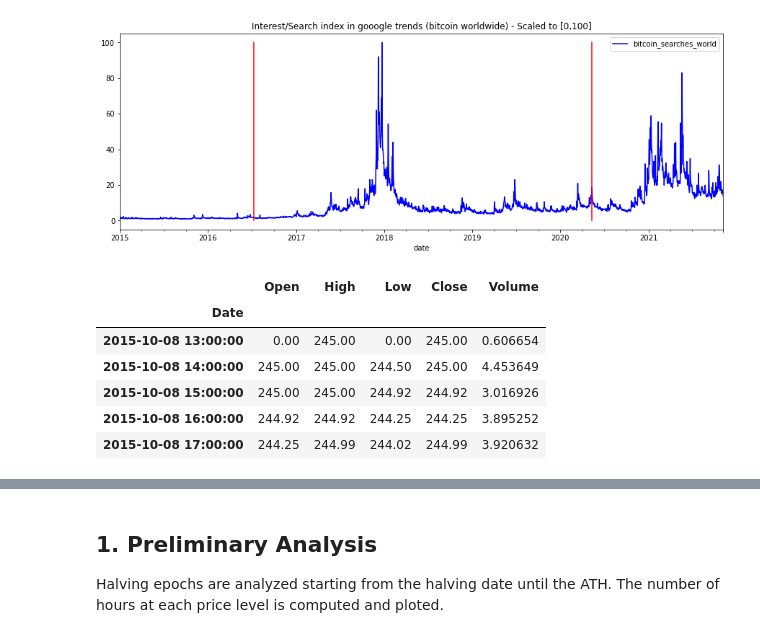
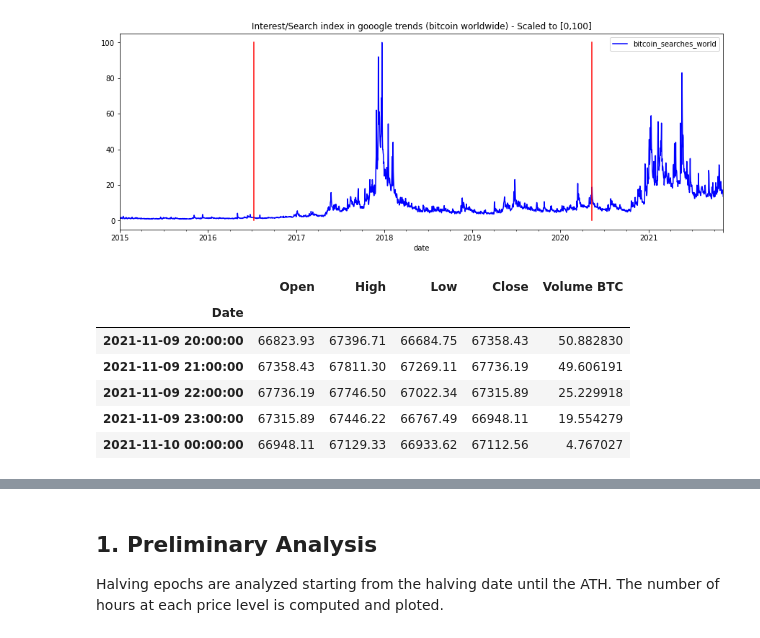
Before and after one commit to mxagar/crypto_analysis, a Jupyter notebook: 01_BitcoinAnalysis.ipynb, the cells around one changed output, grey strips where cells are left out. Drawn from its saved outputs; the diff is of its cells as text; code cells hidden in the pictures.

```diff
--- a/01_BitcoinAnalysis.ipynb
+++ b/01_BitcoinAnalysis.ipynb
@@ -65,15 +65,15 @@ df_price['Date'] = pd.to_datetime(df_price['Date'])
 # %%
 df_price.set_index('Date',inplace=True)
 # %%
-df_price.head()
+df_price.tail()
 # %% [output]
-|  | Open | High | Low | Close | Volume |
+|  | Open | High | Low | Close | Volume BTC |
 | Date |  |  |  |  |  |
-| 2015-10-08 13:00:00 | 0.00 | 245.00 | 0.00 | 245.00 | 0.606654 |
-| 2015-10-08 14:00:00 | 245.00 | 245.00 | 244.50 | 245.00 | 4.453649 |
-| 2015-10-08 15:00:00 | 245.00 | 245.00 | 244.92 | 244.92 | 3.016926 |
-| 2015-10-08 16:00:00 | 244.92 | 244.92 | 244.25 | 244.25 | 3.895252 |
-| 2015-10-08 17:00:00 | 244.25 | 244.99 | 244.02 | 244.99 | 3.920632 |
+| 2021-11-09 20:00:00 | 66823.93 | 67396.71 | 66684.75 | 67358.43 | 50.882830 |
+| 2021-11-09 21:00:00 | 67358.43 | 67811.30 | 67269.11 | 67736.19 | 49.606191 |
+| 2021-11-09 22:00:00 | 67736.19 | 67746.50 | 67022.34 | 67315.89 | 25.229918 |
+| 2021-11-09 23:00:00 | 67315.89 | 67446.22 | 66767.49 | 66948.11 | 19.554279 |
+| 2021-11-10 00:00:00 | 66948.11 | 67129.33 | 66933.62 | 67112.56 | 4.767027 |
 # %%
 df_price.describe()
 # %% [output]
```
Also changed, not shown: parts of 9 cells of this notebook, 1 other file.
